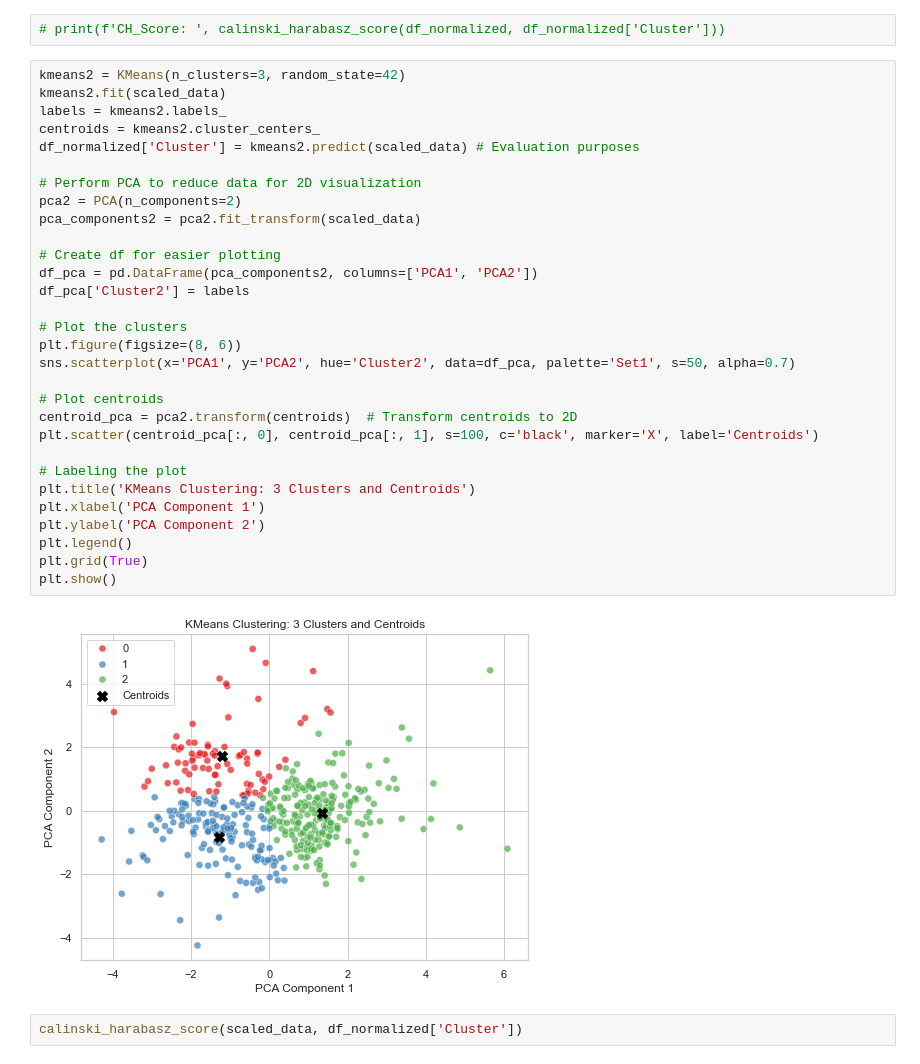
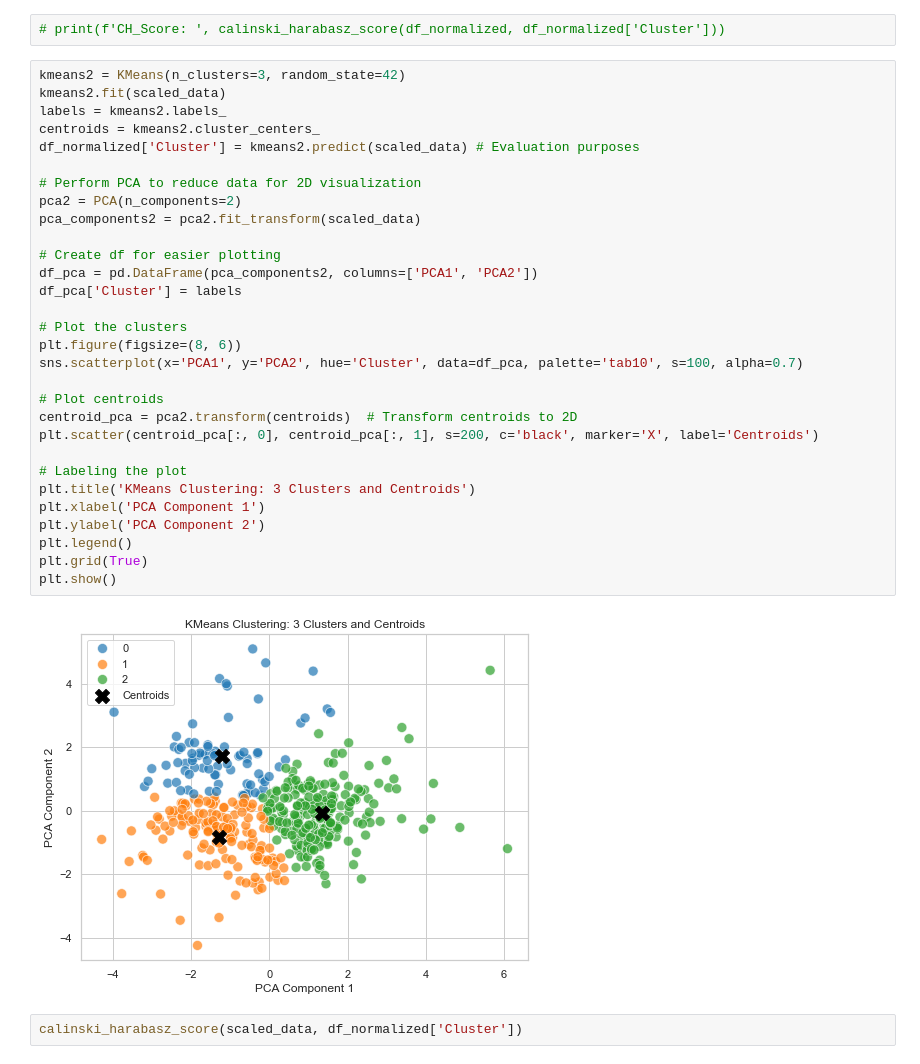
Before and after one commit to mandele1999/wholesale_customer_analysis, a Jupyter notebook: index.ipynb, the cells around one changed output. Cells and saved outputs as stored; diff of their text form.

```diff
--- a/index.ipynb
+++ b/index.ipynb
@@ -280,35 +280,35 @@ plt.ylabel("Inertia");
 # %%
 kmeans2 = KMeans(n_clusters=3, random_state=42)
 kmeans2.fit(scaled_data)
 labels = kmeans2.labels_
 centroids = kmeans2.cluster_centers_
 df_normalized['Cluster'] = kmeans2.predict(scaled_data) # Evaluation purposes
 
 # Perform PCA to reduce data for 2D visualization
 pca2 = PCA(n_components=2)
 pca_components2 = pca2.fit_transform(scaled_data)
 
 # Create df for easier plotting
 df_pca = pd.DataFrame(pca_components2, columns=['PCA1', 'PCA2'])
-df_pca['Cluster2'] = labels
+df_pca['Cluster'] = labels
 
 # Plot the clusters
 plt.figure(figsize=(8, 6))
-sns.scatterplot(x='PCA1', y='PCA2', hue='Cluster2', data=df_pca, palette='Set1', s=50, alpha=0.7)
+sns.scatterplot(x='PCA1', y='PCA2', hue='Cluster', data=df_pca, palette='tab10', s=100, alpha=0.7)
 
 # Plot centroids
 centroid_pca = pca2.transform(centroids)  # Transform centroids to 2D
-plt.scatter(centroid_pca[:, 0], centroid_pca[:, 1], s=100, c='black', marker='X', label='Centroids')
+plt.scatter(centroid_pca[:, 0], centroid_pca[:, 1], s=200, c='black', marker='X', label='Centroids')
 
 # Labeling the plot
 plt.title('KMeans Clustering: 3 Clusters and Centroids')
 plt.xlabel('PCA Component 1')
 plt.ylabel('PCA Component 2')
 plt.legend()
 plt.grid(True)
 plt.show()
 # %% [output]
-[figure, old version]
+[figure, new version]
 # %%
 calinski_harabasz_score(scaled_data, df_normalized['Cluster'])
 # %% [output]
```
Also changed, not shown: parts of 3 cells of this notebook.
